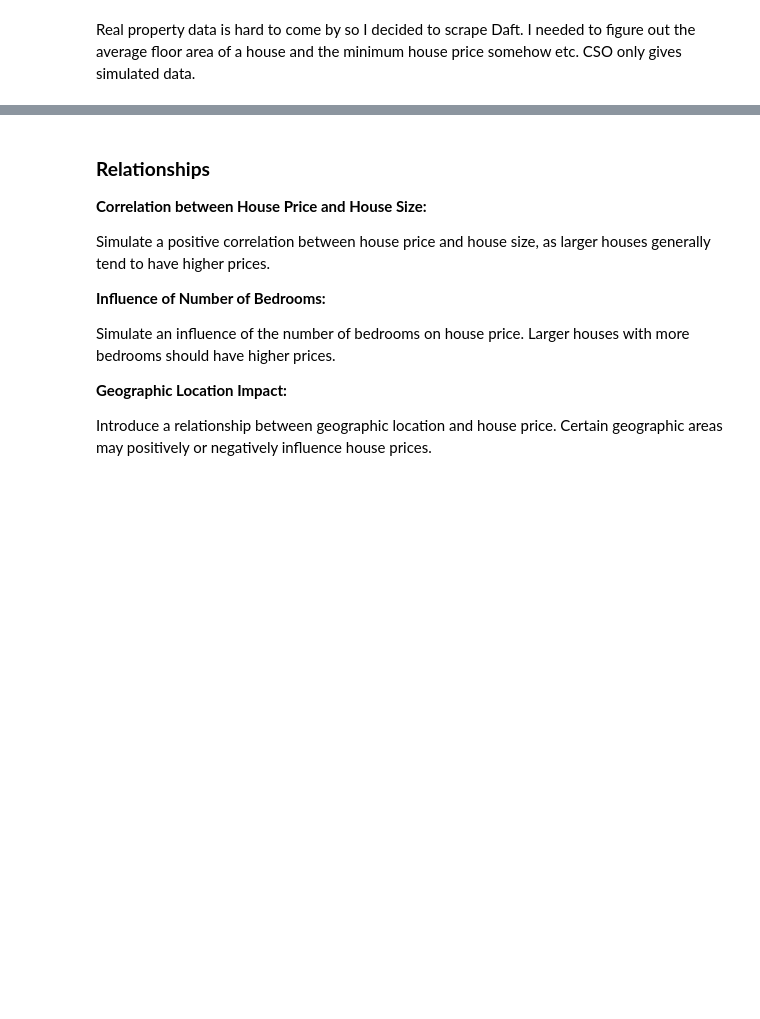
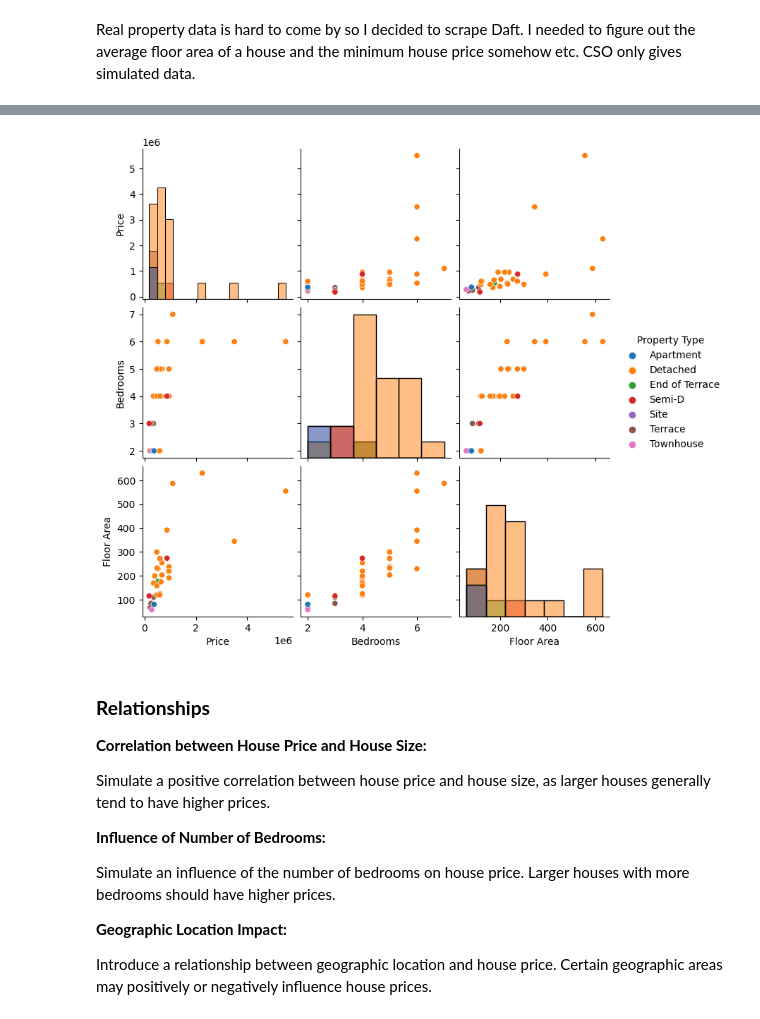
Before and after one commit to damienfarrell/prog-data-p1, a Jupyter notebook: Project_1.ipynb, the cells around one changed output, grey strips where cells are left out. Cells and saved outputs as stored; diff of their text form; code cells hidden in the pictures; blank space fills up the shorter version.

Commit message:
Finished sample data df

```diff
--- a/Project_1.ipynb
+++ b/Project_1.ipynb
@@ -161,7 +161,7 @@ def clean_data(value):
             value = value.replace(char, "")
     return value.strip()
 
-def main():
+def daft_scraper():
     baseurl = "https://www.daft.ie/property-for-sale/ireland?pageSize=20&from="
     df_list = []
     num_of_pages_to_scrape = 3
@@ -176,11 +176,11 @@ def main():
         for item in data:
             df_list.append(item)
 
-        time.sleep(0.5)
+        time.sleep(0.1)
 
-    scraped_df = pd.DataFrame(df_list)
+    df = pd.DataFrame(df_list)
 
-    print(scraped_df.head())
+    return df
 # %%
-main()
+scraped_df = daft_scraper()
 # %% [output]
@@ -203,0 +189,5 @@ Gathering page: 2
+# %%
+scraped_df["Price"] = pd.to_numeric(scraped_df["Price"].str.replace(",", ""), errors="coerce")
+scraped_df["Bedrooms"] = pd.to_numeric(scraped_df["Bedrooms"], errors="coerce")
+scraped_df["Bathrooms"] = pd.to_numeric(scraped_df["Bathrooms"], errors="coerce")
+scraped_df["Floor Area"] = pd.to_numeric(scraped_df["Floor Area"], errors="coerce")
@@ -203,0 +214,11 @@ Gathering page: 2
+# %%
+df = pd.DataFrame()
+df["Price"] = scraped_df["Price"].fillna(0).astype(int)
+df["Bedrooms"] = scraped_df["Bedrooms"].fillna(0).astype(int)
+df["Floor Area"] = scraped_df["Floor Area"].fillna(0).astype(int)
+df["Property Type"] = scraped_df["Property Type"].astype("category")
+df["Eircode"] = scraped_df["Address"].str.rsplit(',', n=1).str[-1]
+df["Eircode"] = df["Eircode"].str[:4]
+
+df = df[(df["Price"] != 0) & (df["Bedrooms"] != 0) & (df["Floor Area"] != 0) & (df["Property Type"] != "Site")]
+df.reset_index(drop=True, inplace=True)
@@ -204,3 +254,7 @@ Gathering page: 2
+# %%
+sns.pairplot(df, hue="Property Type", diag_kind='hist');
+# %% [output]
+[figure, added]
 # %% [markdown]
 ### **Relationships**
 
```
Also changed, not shown: parts of 5 cells of this notebook.
